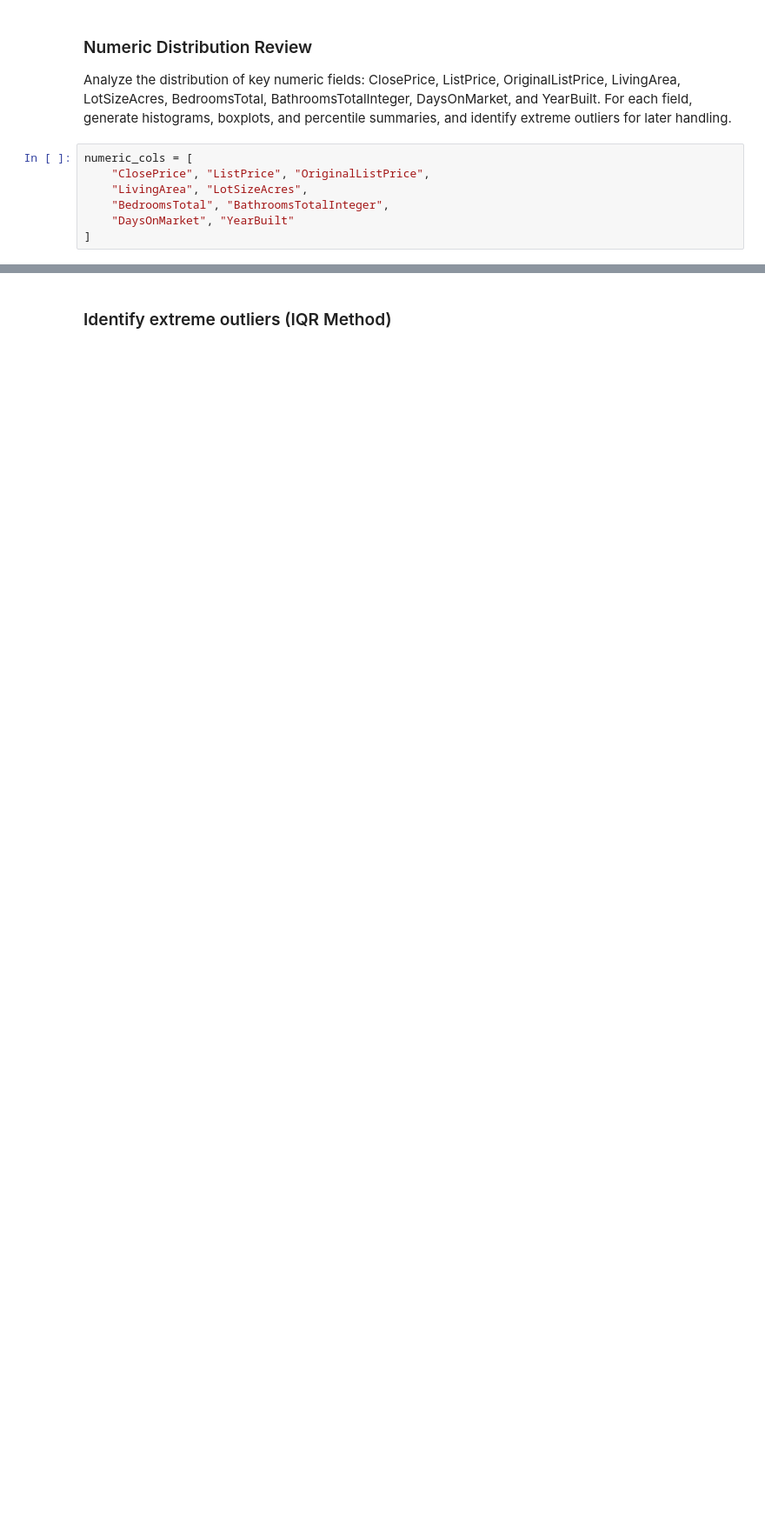
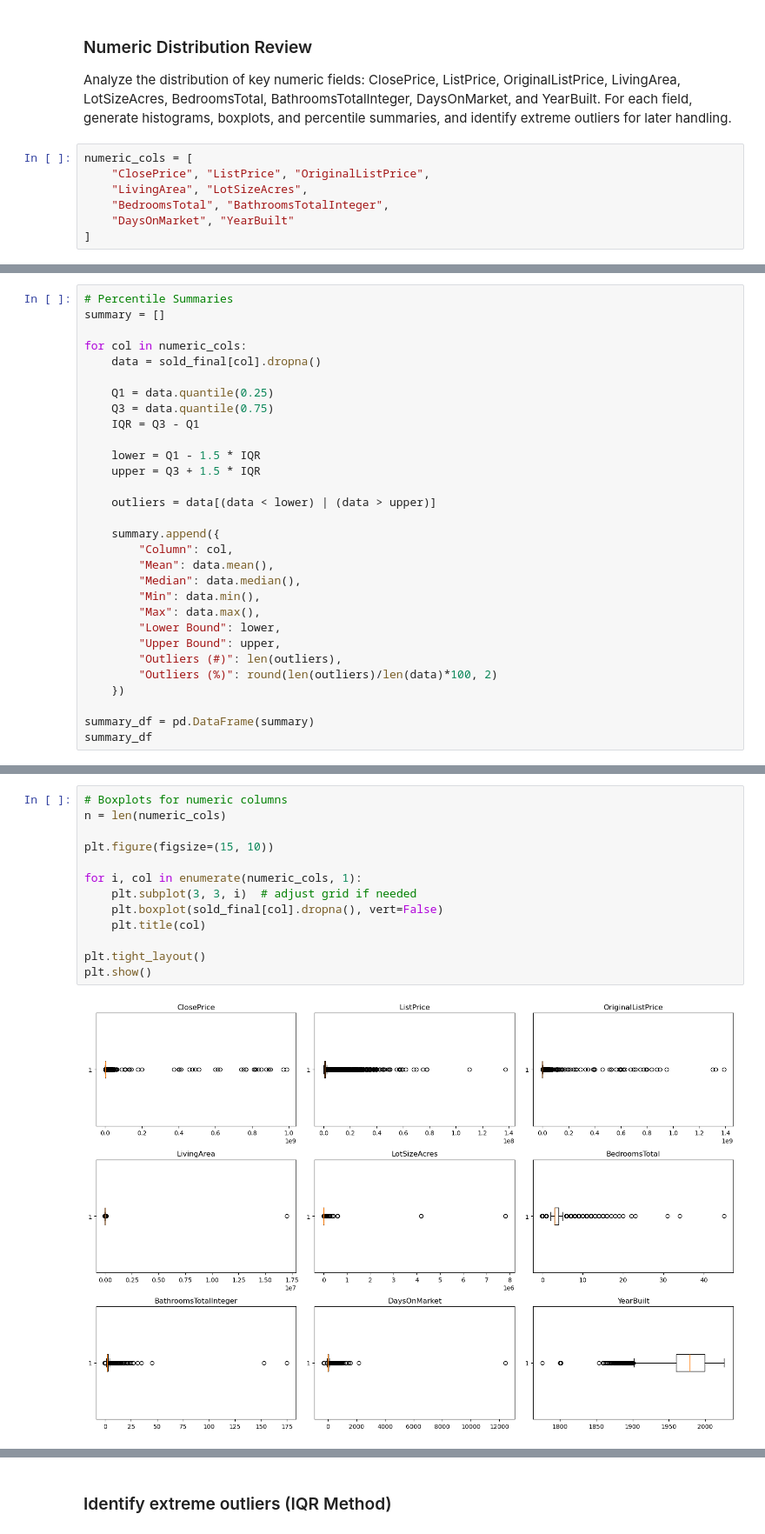
Before and after one commit to sarahknguyen/mls-data-analysis, a Jupyter notebook: notebooks/IDX_Week3.ipynb, the cells around one changed output, grey strips where cells are left out. Shown at 87% size. Saved outputs shown, nothing was run; the diff lists cells and outputs as text; blank space fills up the shorter version.

```diff
--- a/notebooks/IDX_Week3.ipynb
+++ b/notebooks/IDX_Week3.ipynb
@@ -817,0 +734,30 @@ Name: LivingArea, dtype: float64
+# %%
+# Percentile Summaries
+summary = []
+
+for col in numeric_cols:
+    data = sold_final[col].dropna()
+
+    Q1 = data.quantile(0.25)
+    Q3 = data.quantile(0.75)
+    IQR = Q3 - Q1
+
+    lower = Q1 - 1.5 * IQR
+    upper = Q3 + 1.5 * IQR
+
+    outliers = data[(data < lower) | (data > upper)]
+
+    summary.append({
+        "Column": col,
+        "Mean": data.mean(),
+        "Median": data.median(),
+        "Min": data.min(),
+        "Max": data.max(),
+        "Lower Bound": lower,
+        "Upper Bound": upper,
+        "Outliers (#)": len(outliers),
+        "Outliers (%)": round(len(outliers)/len(data)*100, 2)
+    })
+
+summary_df = pd.DataFrame(summary)
+summary_df
@@ -817,0 +775,15 @@ Name: LivingArea, dtype: float64
+# %%
+# Boxplots for numeric columns
+n = len(numeric_cols)
+
+plt.figure(figsize=(15, 10))
+
+for i, col in enumerate(numeric_cols, 1):
+    plt.subplot(3, 3, i)  # adjust grid if needed
+    plt.boxplot(sold_final[col].dropna(), vert=False)
+    plt.title(col)
+
+plt.tight_layout()
+plt.show()
+# %% [output]
+[figure, added]
```
Also changed, not shown: parts of 74 cells of this notebook.
